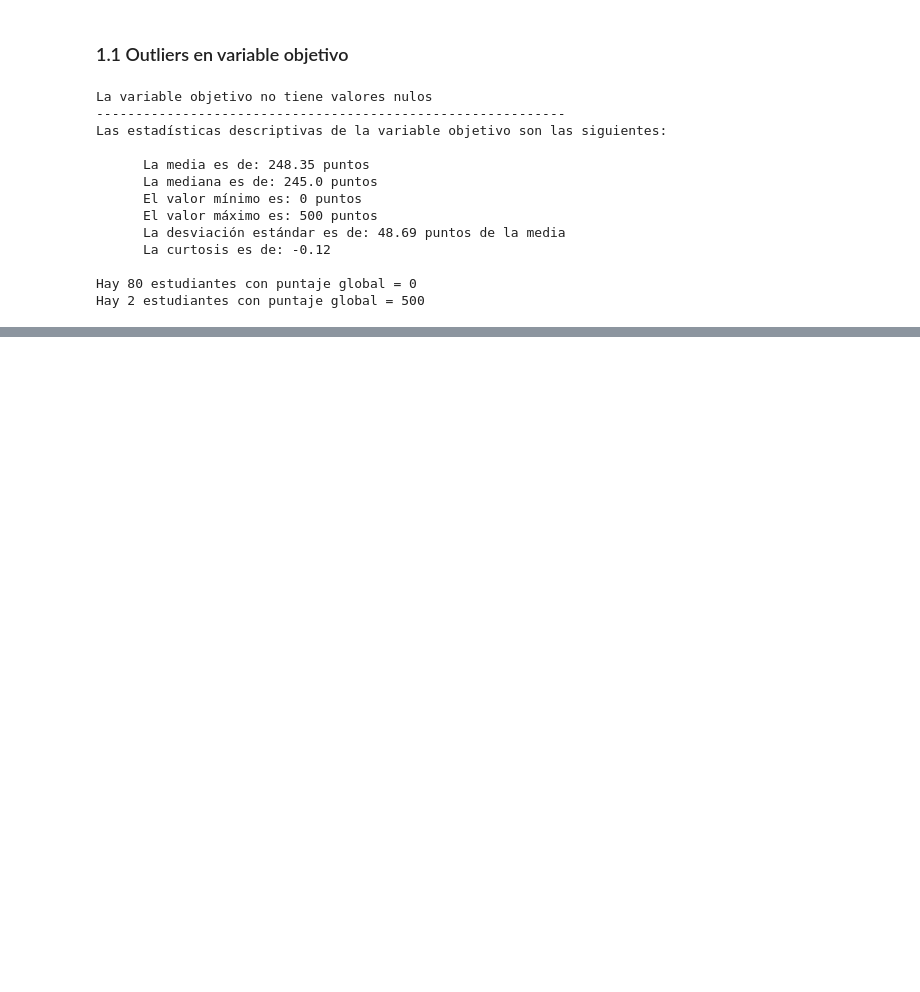
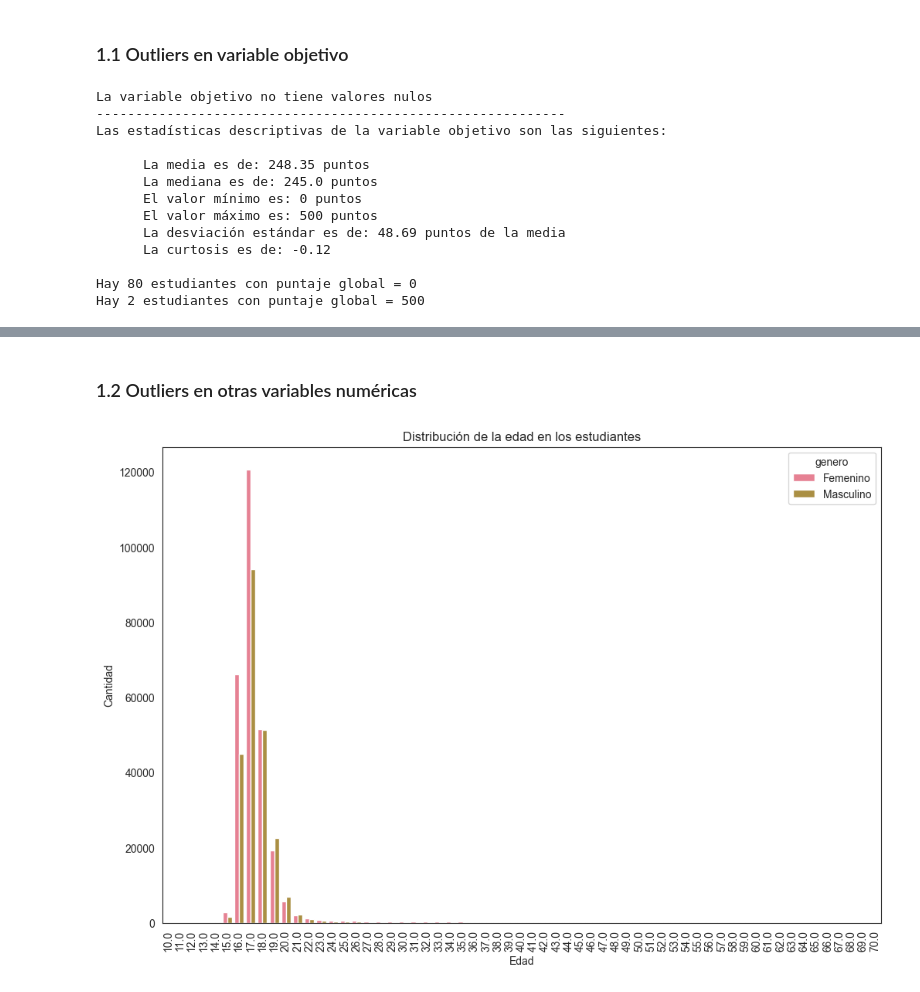
Before and after one commit to JorgeJordyJaimes/icfes-app, a Jupyter notebook: notebooks/3.analisis-datos.ipynb, the cells around one changed output, grey strips where cells are left out. Saved outputs shown, nothing was run; the diff lists cells and outputs as text; code cells hidden in the pictures; blank space fills up the shorter version.

```diff
--- a/notebooks/3.analisis-datos.ipynb
+++ b/notebooks/3.analisis-datos.ipynb
@@ -310,0 +350,13 @@ Outliers detectados con Isolation Forest: 1900 (0.376%)
+# %% [markdown]
+### 1.2 Outliers en otras variables numéricas
+# %%
+plt.figure(figsize = (12, 8))
+
+sns.countplot(icfes, x = 'edad', hue = 'genero')
+plt.title('Distribución de la edad en los estudiantes')
+plt.xlabel('Edad')
+plt.ylabel('Cantidad')
+plt.xticks(rotation = 90)
+plt.show()
+# %% [output]
+[figure, added]
```
Also changed, not shown: parts of 14 cells of this notebook.
